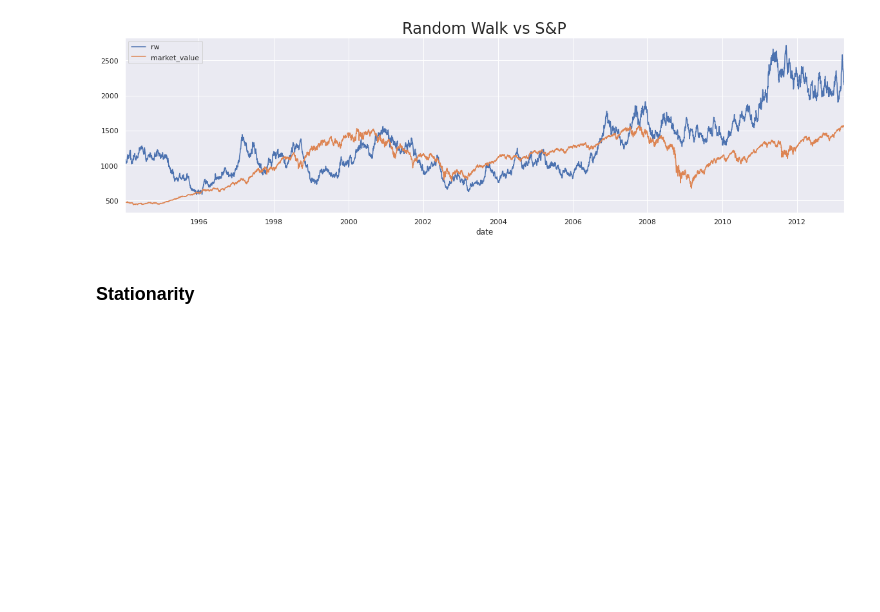
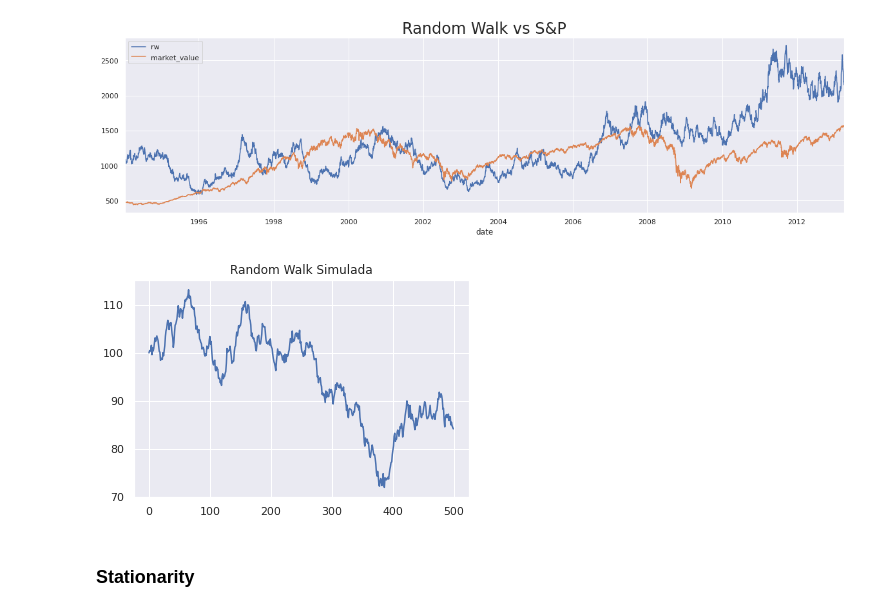
Before and after one commit to AndresEspinoza1096/curso-series-temporales, a Jupyter notebook: 3. Características fundamentales/Python/3_Trabajando_con_series_de_tiempo_en_Python_.ipynb, the cells around one changed output. Saved outputs shown, nothing was run; the diff lists cells and outputs as text; code cells hidden in the pictures; blank space fills up the shorter version.

```diff
--- a/3. Características fundamentales/Python/3_Trabajando_con_series_de_tiempo_en_Python_.ipynb
+++ b/3. Características fundamentales/Python/3_Trabajando_con_series_de_tiempo_en_Python_.ipynb
@@ -141,6 +141,22 @@ plt.legend()
 plt.show()
 # %% [output]
 [figure]
+# %%
+# Generamos 500 pasos aleatorios para la caminara, con media 0 y desv tipica 1
+steps = np.random.normal(loc=0, scale=1, size=500)
+
+# Ponemos el primer elemento a 0 para que el precio inicial sea el que pongamos nosotros
+steps[0]=0
+
+# Simulando los precios P con un precio inicial de 100
+P = 100 + np.cumsum(steps)
+
+# Plot
+plt.plot(P)
+plt.title("Random Walk Simulada")
+plt.show()
+# %% [output]
+[figure, added]
 # %% [markdown]
 ### Stationarity
 # %%
```
Also changed, not shown: parts of 8 cells of this notebook.
